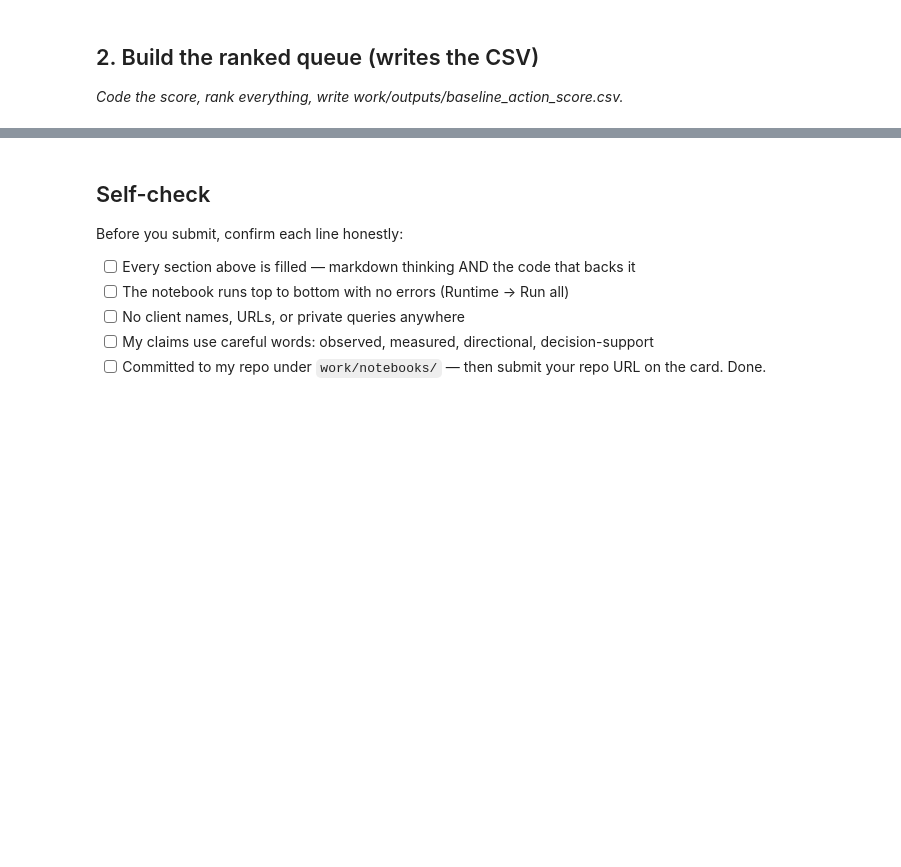
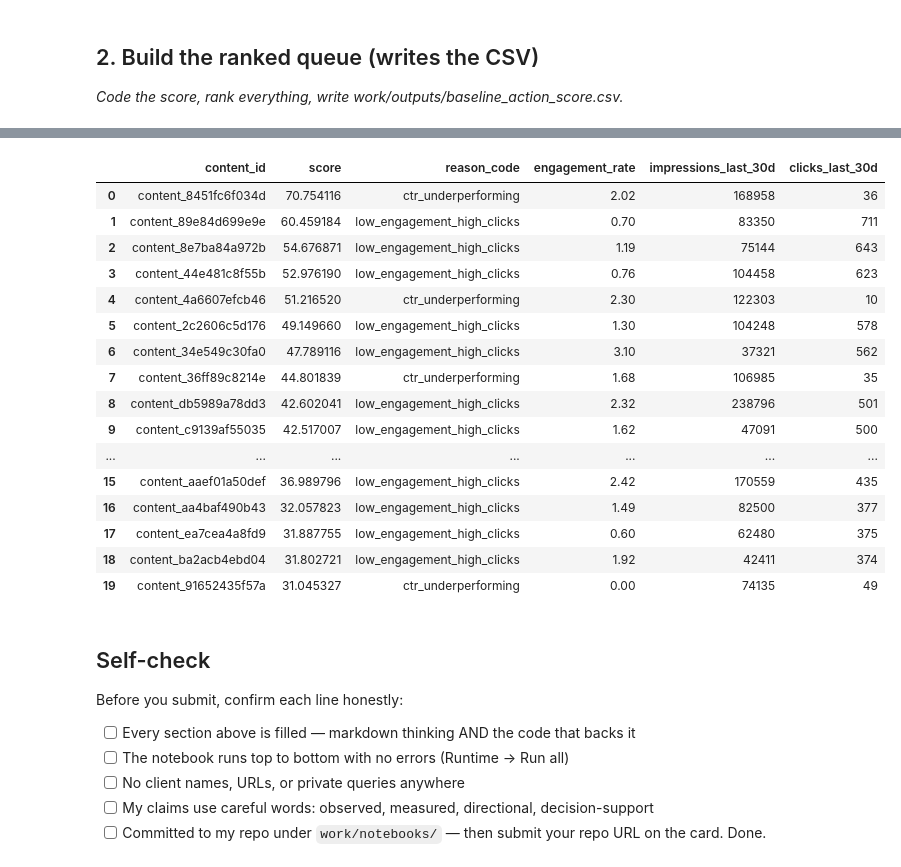
Before and after one commit to yousefelshazly/FlyRankMachineLearning, a Jupyter notebook: work/notebooks/w04_baseline_score.ipynb, the cells around one changed output, grey strips where cells are left out. Saved outputs shown, nothing was run; the diff lists cells and outputs as text; code cells hidden in the pictures; blank space fills up the shorter version.

```diff
--- a/work/notebooks/w04_baseline_score.ipynb
+++ b/work/notebooks/w04_baseline_score.ipynb
@@ -37,6 +199,24 @@ import os
 # %%
-# This cell is for CODE (numbers, a query, a check).
-# Write your text answer in the cell ABOVE this one — typing sentences here breaks Run All.
+# Check top 20 for rows with engagement = 0 or very low impressions
+ranked_queue.head(20)[['content_id', 'score', 'reason_code', 'engagement_rate', 'impressions_last_30d', 'clicks_last_30d']]
+# %% [output]
+|  | content_id | score | reason_code | engagement_rate | impressions_last_30d | clicks_last_30d |
+| 0 | content_8451fc6f034d | 70.754116 | ctr_underperforming | 2.02 | 168958 | 36 |
+| 1 | content_89e84d699e9e | 60.459184 | low_engagement_high_clicks | 0.70 | 83350 | 711 |
+| 2 | content_8e7ba84a972b | 54.676871 | low_engagement_high_clicks | 1.19 | 75144 | 643 |
+| 3 | content_44e481c8f55b | 52.976190 | low_engagement_high_clicks | 0.76 | 104458 | 623 |
+| 4 | content_4a6607efcb46 | 51.216520 | ctr_underperforming | 2.30 | 122303 | 10 |
+| 5 | content_2c2606c5d176 | 49.149660 | low_engagement_high_clicks | 1.30 | 104248 | 578 |
+| 6 | content_34e549c30fa0 | 47.789116 | low_engagement_high_clicks | 3.10 | 37321 | 562 |
+| 7 | content_36ff89c8214e | 44.801839 | ctr_underperforming | 1.68 | 106985 | 35 |
+| 8 | content_db5989a78dd3 | 42.602041 | low_engagement_high_clicks | 2.32 | 238796 | 501 |
+| 9 | content_c9139af55035 | 42.517007 | low_engagement_high_clicks | 1.62 | 47091 | 500 |
+| ... | ... | ... | ... | ... | ... | ... |
+| 15 | content_aaef01a50def | 36.989796 | low_engagement_high_clicks | 2.42 | 170559 | 435 |
+| 16 | content_aa4baf490b43 | 32.057823 | low_engagement_high_clicks | 1.49 | 82500 | 377 |
+| 17 | content_ea7cea4a8fd9 | 31.887755 | low_engagement_high_clicks | 0.60 | 62480 | 375 |
+| 18 | content_ba2acb4ebd04 | 31.802721 | low_engagement_high_clicks | 1.92 | 42411 | 374 |
+| 19 | content_91652435f57a | 31.045327 | ctr_underperforming | 0.00 | 74135 | 49 |
 # %% [markdown]
 ## Self-check
 
```
Also changed, not shown: parts of 6 cells of this notebook.
